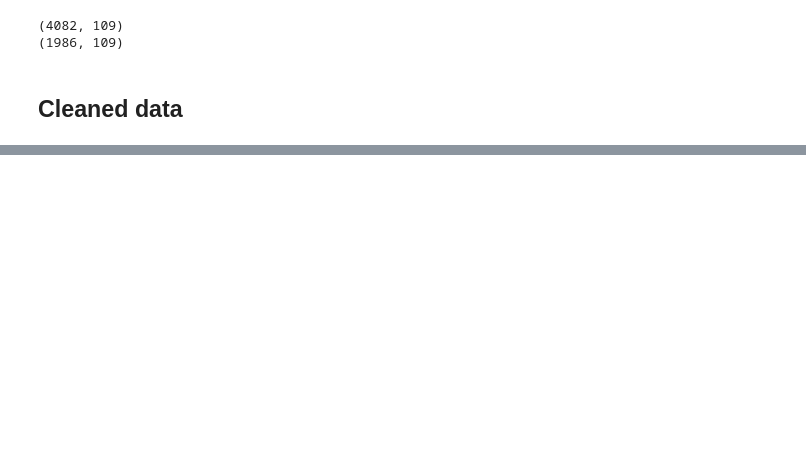
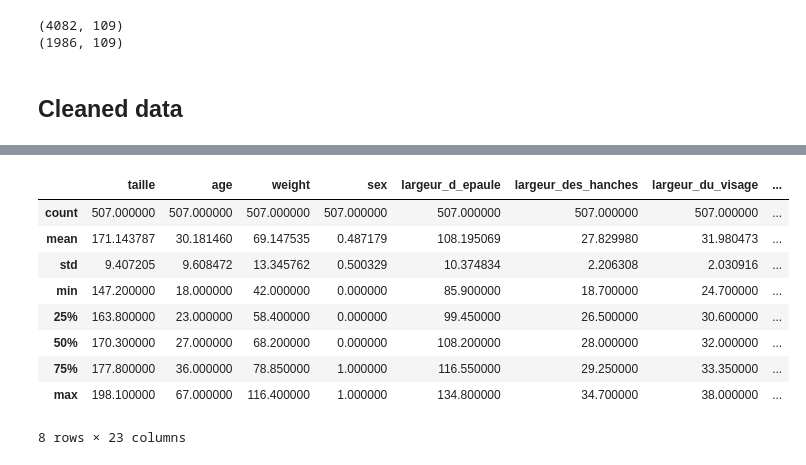
Before and after one commit to cosaques/biba-bop-stage-dataset, a Jupyter notebook: test_15_07.ipynb, the cells around one changed output, grey strips where cells are left out. Drawn from its saved outputs; the diff is of its cells as text; code cells hidden in the pictures; blank space fills up the shorter version.

```diff
--- a/test_15_07.ipynb
+++ b/test_15_07.ipynb
@@ -39,0 +152,21 @@ cleaned_ansur.describe()
+# %%
+cleaned_bdims["tour_d_avant"]=bdims_df["for_gi"]
+# %%
+cleaned_bdims["tour_de_genou"]=bdims_df["kne_gi"]
+# %%
+cleaned_bdims["tour_de_mollet"]=bdims_df["cal_gi"]
+# %%
+cleaned_bdims["tour_de_cheville"]=bdims_df["ank_gi"]
+# %%
+cleaned_bdims.describe()
+# %% [output]
+|  | taille | age | weight | sex | largeur_d_epaule | largeur_des_hanches | largeur_du_visage | ... |
+| count | 507.000000 | 507.000000 | 507.000000 | 507.000000 | 507.000000 | 507.000000 | 507.000000 | ... |
+| mean | 171.143787 | 30.181460 | 69.147535 | 0.487179 | 108.195069 | 27.829980 | 31.980473 | ... |
+| std | 9.407205 | 9.608472 | 13.345762 | 0.500329 | 10.374834 | 2.206308 | 2.030916 | ... |
+| min | 147.200000 | 18.000000 | 42.000000 | 0.000000 | 85.900000 | 18.700000 | 24.700000 | ... |
+| 25% | 163.800000 | 23.000000 | 58.400000 | 0.000000 | 99.450000 | 26.500000 | 30.600000 | ... |
+| 50% | 170.300000 | 27.000000 | 68.200000 | 0.000000 | 108.200000 | 28.000000 | 32.000000 | ... |
+| 75% | 177.800000 | 36.000000 | 78.850000 | 1.000000 | 116.550000 | 29.250000 | 33.350000 | ... |
+| max | 198.100000 | 67.000000 | 116.400000 | 1.000000 | 134.800000 | 34.700000 | 38.000000 | ... |
+8 rows × 23 columns
```
Also changed, not shown: parts of 80 cells of this notebook, 15 other files.
